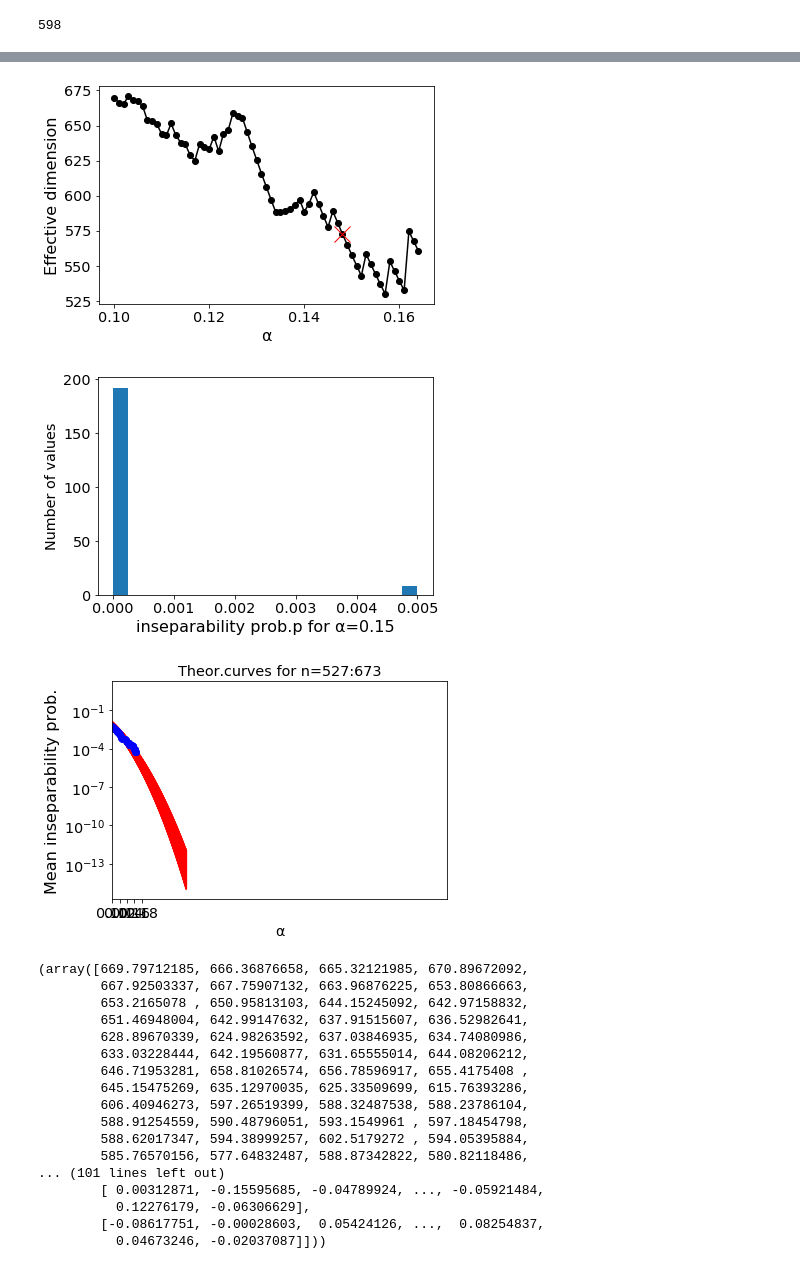
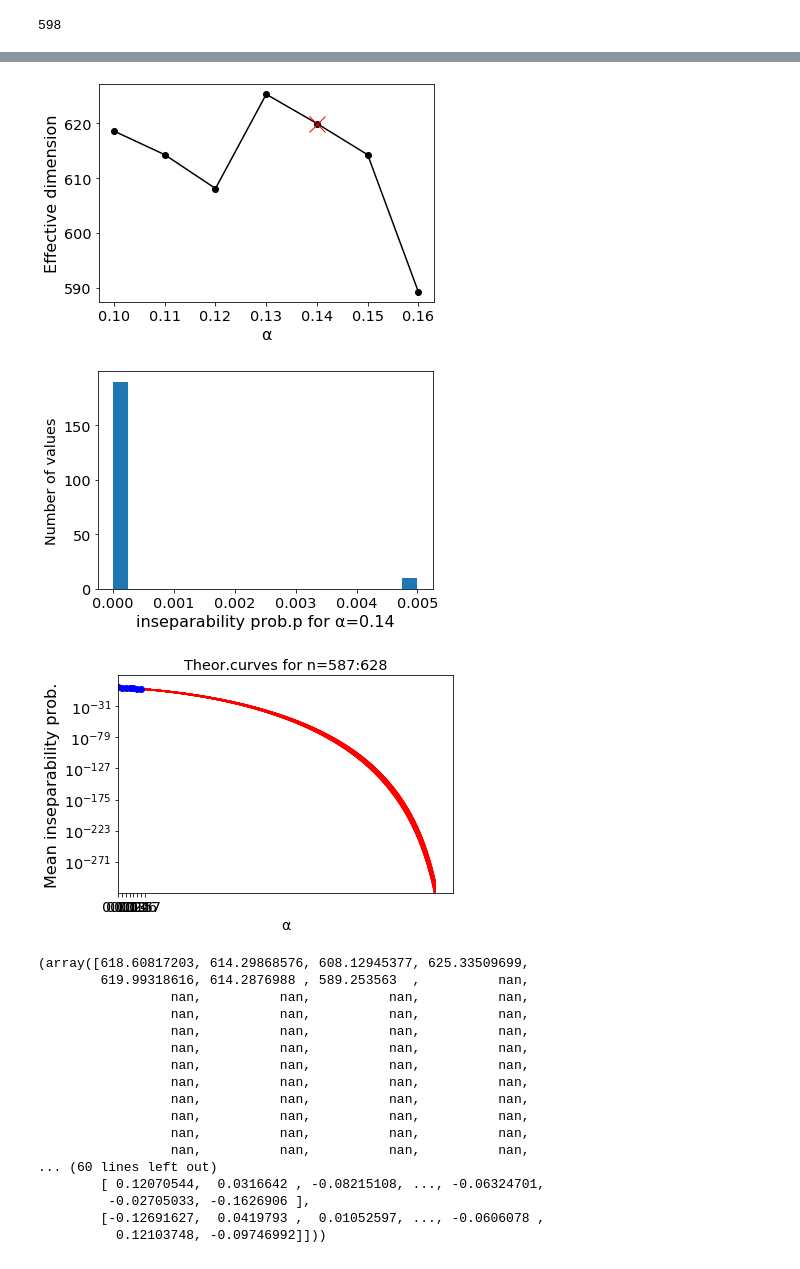
Before and after one commit to j-bac/id-concentration, a Jupyter notebook: notebooks/Test-separability-basics.ipynb, the cells around one changed output, grey strips where cells are left out. Cells and saved outputs as stored; diff of their text form; code cells hidden in the pictures.

```diff
--- a/notebooks/Test-separability-basics.ipynb
+++ b/notebooks/Test-separability-basics.ipynb
@@ -278,23 +300,23 @@ mada_py(data) # mada underestimates
 # %%
-SeparabilityAnalysis(data,alphas=np.arange(.1,.3,.001)[None]) # separability overestimates
+SeparabilityAnalysis(data,alphas=np.arange(.1,1,.01)[None]) # separability overestimates
 # %% [output]
-[figure, old version]
+[figure, new version]
-[figure, old version]
+[figure, new version]
-[figure, old version]
+[figure, new version]
-(array([669.79712185, 666.36876658, 665.32121985, 670.89672092,
-        667.92503337, 667.75907132, 663.96876225, 653.80866663,
-        653.2165078 , 650.95813103, 644.15245092, 642.97158832,
-        651.46948004, 642.99147632, 637.91515607, 636.52982641,
-        628.89670339, 624.98263592, 637.03846935, 634.74080986,
-        633.03228444, 642.19560877, 631.65555014, 644.08206212,
-        646.71953281, 658.81026574, 656.78596917, 655.4175408 ,
-        645.15475269, 635.12970035, 625.33509699, 615.76393286,
-        606.40946273, 597.26519399, 588.32487538, 588.23786104,
-        588.91254559, 590.48796051, 593.1549961 , 597.18454798,
-        588.62017347, 594.38999257, 602.5179272 , 594.05395884,
-        585.76570156, 577.64832487, 588.87342822, 580.82118486,
-... (101 lines left out)
-        [ 0.00312871, -0.15595685, -0.04789924, ..., -0.05921484,
-          0.12276179, -0.06306629],
-        [-0.08617751, -0.00028603,  0.05424126, ...,  0.08254837,
-          0.04673246, -0.02037087]]))
+(array([618.60817203, 614.29868576, 608.12945377, 625.33509699,
+        619.99318616, 614.2876988 , 589.253563  ,          nan,
+                 nan,          nan,          nan,          nan,
+                 nan,          nan,          nan,          nan,
+                 nan,          nan,          nan,          nan,
+                 nan,          nan,          nan,          nan,
+                 nan,          nan,          nan,          nan,
+                 nan,          nan,          nan,          nan,
+                 nan,          nan,          nan,          nan,
+                 nan,          nan,          nan,          nan,
+                 nan,          nan,          nan,          nan,
+                 nan,          nan,          nan,          nan,
+... (60 lines left out)
+        [ 0.12070544,  0.0316642 , -0.08215108, ..., -0.06324701,
+         -0.02705033, -0.1626906 ],
+        [-0.12691627,  0.0419793 ,  0.01052597, ..., -0.0606078 ,
+          0.12103748, -0.09746992]]))
```
Also changed, not shown: parts of 22 cells of this notebook, 4 other files.
